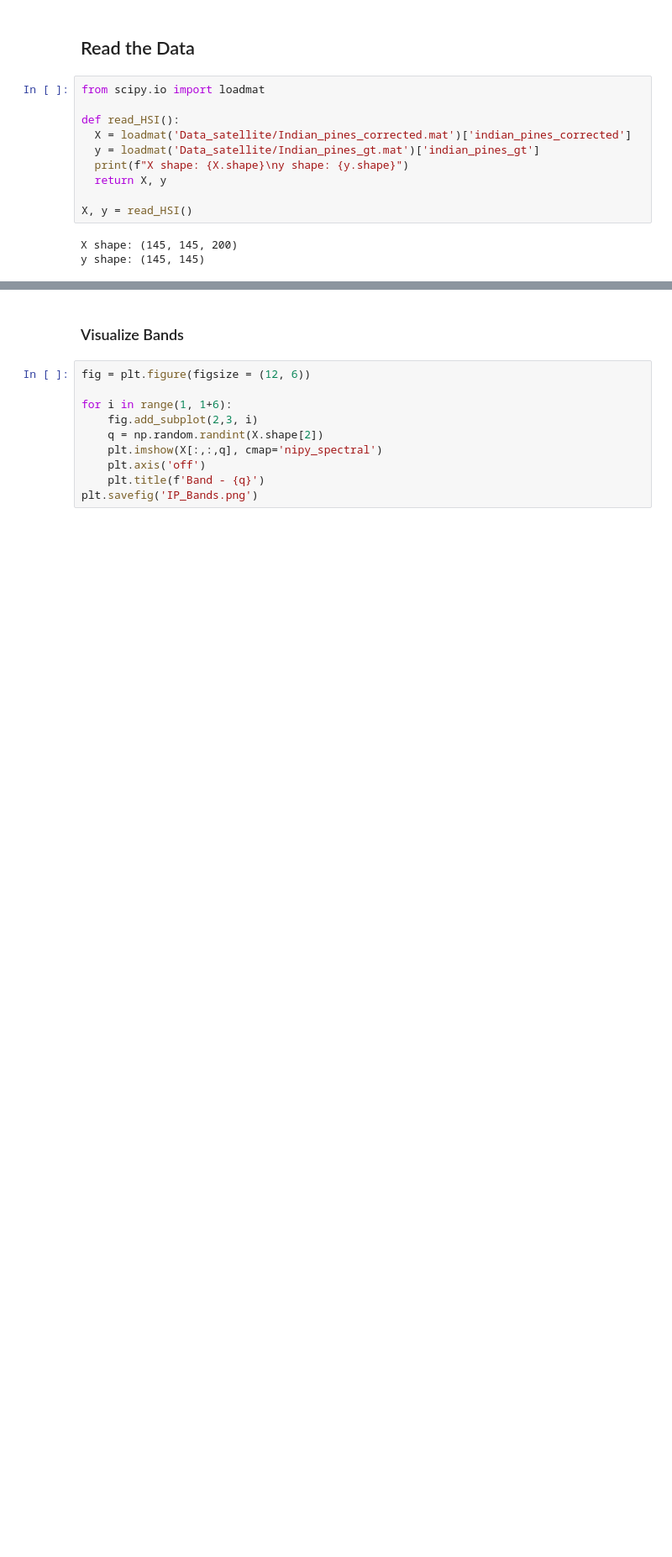
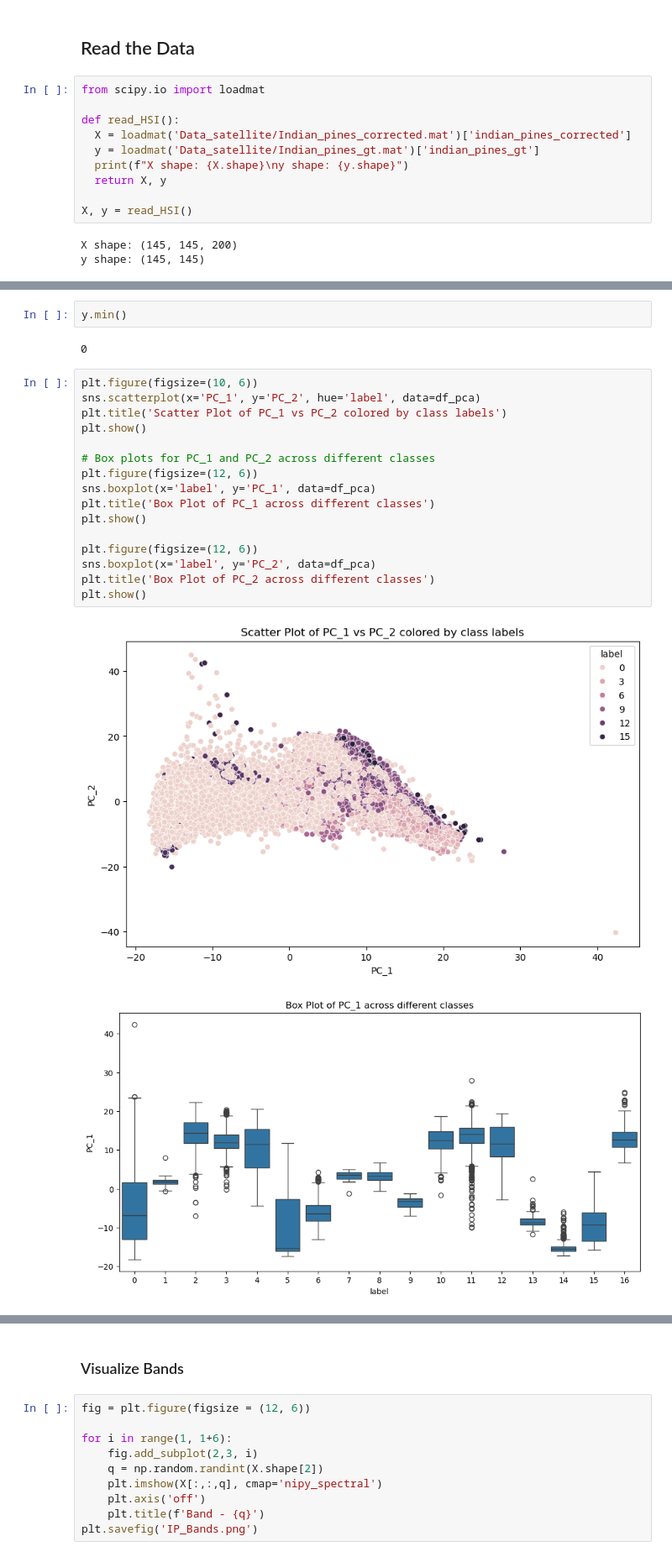
Before and after one commit to VanuatuN/MM, a Jupyter notebook: Indian_pines_classification.ipynb, the cells around one changed output, grey strips where cells are left out. Shown at 84% size. Drawn from its saved outputs; the diff is of its cells as text; blank space fills up the shorter version.

```diff
--- a/Indian_pines_classification.ipynb
+++ b/Indian_pines_classification.ipynb
@@ -42,0 +50,23 @@ y shape: (145, 145)
+# %%
+y.min()
+# %% [output]
+0
+# %%
+plt.figure(figsize=(10, 6))
+sns.scatterplot(x='PC_1', y='PC_2', hue='label', data=df_pca)
+plt.title('Scatter Plot of PC_1 vs PC_2 colored by class labels')
+plt.show()
+
+# Box plots for PC_1 and PC_2 across different classes
+plt.figure(figsize=(12, 6))
+sns.boxplot(x='label', y='PC_1', data=df_pca)
+plt.title('Box Plot of PC_1 across different classes')
+plt.show()
+
+plt.figure(figsize=(12, 6))
+sns.boxplot(x='label', y='PC_2', data=df_pca)
+plt.title('Box Plot of PC_2 across different classes')
+plt.show()
+# %% [output]
+[figure, added]
+[figure, added]
```
Also changed, not shown: parts of 12 cells of this notebook.
